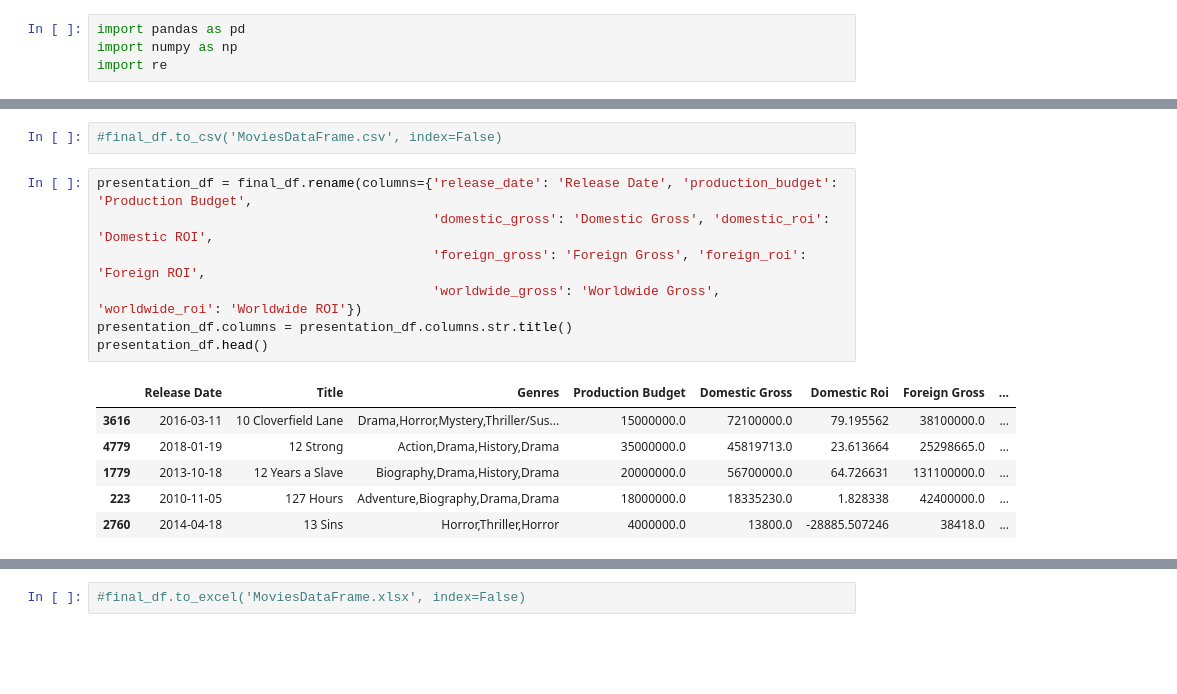
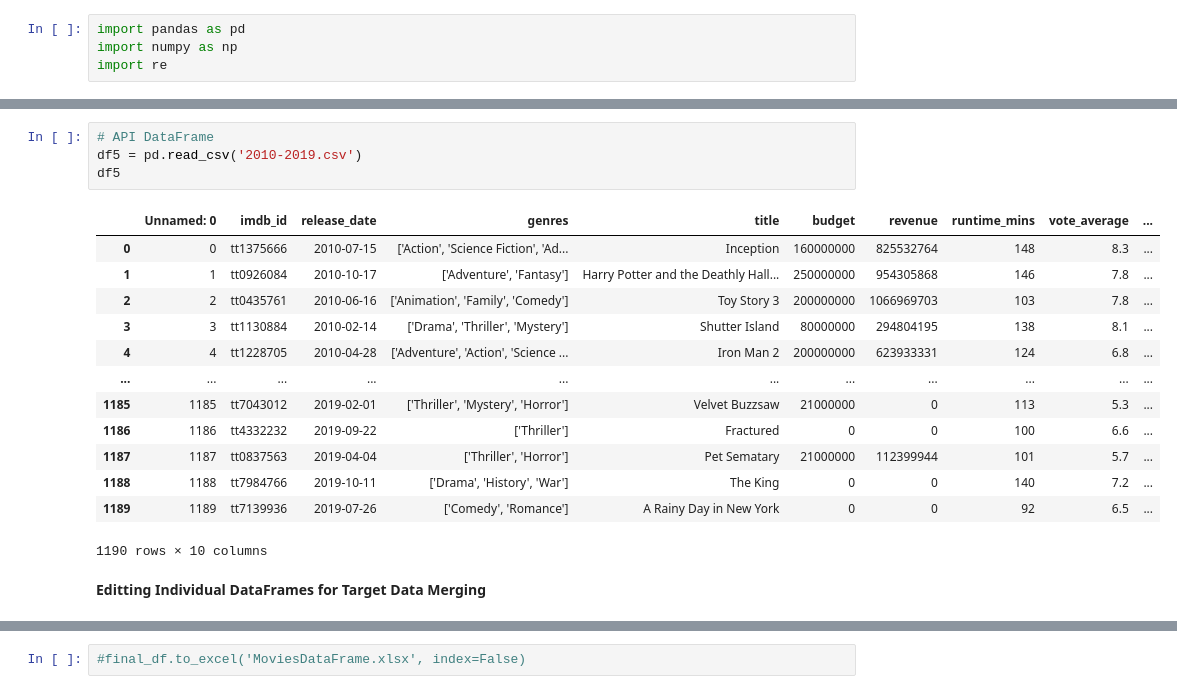
Before and after one commit to conlpate/dsc-mod-1-project-v2-1-onl01-dtsc-pt-052620, a Jupyter notebook: Data/gathering_data.ipynb, the cells around one changed output, grey strips where cells are left out. Drawn from its saved outputs; the diff is of its cells as text; blank space fills up the shorter version.

```diff
--- a/Data/gathering_data.ipynb
+++ b/Data/gathering_data.ipynb
@@ -295,16 +81,20 @@ final_df.head()
-# %%
-#final_df.to_csv('MoviesDataFrame.csv', index=False)
-# %%
-presentation_df = final_df.rename(columns={'release_date': 'Release Date', 'production_budget': 'Production Budget',
-                                           'domestic_gross': 'Domestic Gross', 'domestic_roi': 'Domestic ROI',
-                                           'foreign_gross': 'Foreign Gross', 'foreign_roi': 'Foreign ROI',
-                                           'worldwide_gross': 'Worldwide Gross', 'worldwide_roi': 'Worldwide ROI'})
-presentation_df.columns = presentation_df.columns.str.title()
-presentation_df.head()
-# %% [output]
-|  | Release Date | Title | Genres | Production Budget | Domestic Gross | Domestic Roi | Foreign Gross | ... |
-| 3616 | 2016-03-11 | 10 Cloverfield Lane | Drama,Horror,Mystery,Thriller/Sus... | 15000000.0 | 72100000.0 | 79.195562 | 38100000.0 | ... |
-| 4779 | 2018-01-19 | 12 Strong | Action,Drama,History,Drama | 35000000.0 | 45819713.0 | 23.613664 | 25298665.0 | ... |
-| 1779 | 2013-10-18 | 12 Years a Slave | Biography,Drama,History,Drama | 20000000.0 | 56700000.0 | 64.726631 | 131100000.0 | ... |
-| 223 | 2010-11-05 | 127 Hours | Adventure,Biography,Drama,Drama | 18000000.0 | 18335230.0 | 1.828338 | 42400000.0 | ... |
-| 2760 | 2014-04-18 | 13 Sins | Horror,Thriller,Horror | 4000000.0 | 13800.0 | -28885.507246 | 38418.0 | ... |
+# %%
+# API DataFrame
+df5 = pd.read_csv('2010-2019.csv')
+df5
+# %% [output]
+|  | Unnamed: 0 | imdb_id | release_date | genres | title | budget | revenue | runtime_mins | vote_average | ... |
+| 0 | 0 | tt1375666 | 2010-07-15 | ['Action', 'Science Fiction', 'Ad... | Inception | 160000000 | 825532764 | 148 | 8.3 | ... |
+| 1 | 1 | tt0926084 | 2010-10-17 | ['Adventure', 'Fantasy'] | Harry Potter and the Deathly Hall... | 250000000 | 954305868 | 146 | 7.8 | ... |
+| 2 | 2 | tt0435761 | 2010-06-16 | ['Animation', 'Family', 'Comedy'] | Toy Story 3 | 200000000 | 1066969703 | 103 | 7.8 | ... |
+| 3 | 3 | tt1130884 | 2010-02-14 | ['Drama', 'Thriller', 'Mystery'] | Shutter Island | 80000000 | 294804195 | 138 | 8.1 | ... |
+| 4 | 4 | tt1228705 | 2010-04-28 | ['Adventure', 'Action', 'Science ... | Iron Man 2 | 200000000 | 623933331 | 124 | 6.8 | ... |
+| ... | ... | ... | ... | ... | ... | ... | ... | ... | ... | ... |
+| 1185 | 1185 | tt7043012 | 2019-02-01 | ['Thriller', 'Mystery', 'Horror'] | Velvet Buzzsaw | 21000000 | 0 | 113 | 5.3 | ... |
+| 1186 | 1186 | tt4332232 | 2019-09-22 | ['Thriller'] | Fractured | 0 | 0 | 100 | 6.6 | ... |
+| 1187 | 1187 | tt0837563 | 2019-04-04 | ['Thriller', 'Horror'] | Pet Sematary | 21000000 | 112399944 | 101 | 5.7 | ... |
+| 1188 | 1188 | tt7984766 | 2019-10-11 | ['Drama', 'History', 'War'] | The King | 0 | 0 | 140 | 7.2 | ... |
+| 1189 | 1189 | tt7139936 | 2019-07-26 | ['Comedy', 'Romance'] | A Rainy Day in New York | 0 | 0 | 92 | 6.5 | ... |
+1190 rows × 10 columns
+# %% [markdown]
+<b>Editting Individual DataFrames for Target Data Merging</b>
```
Also changed, not shown: parts of 58 cells of this notebook, 5 other files.
